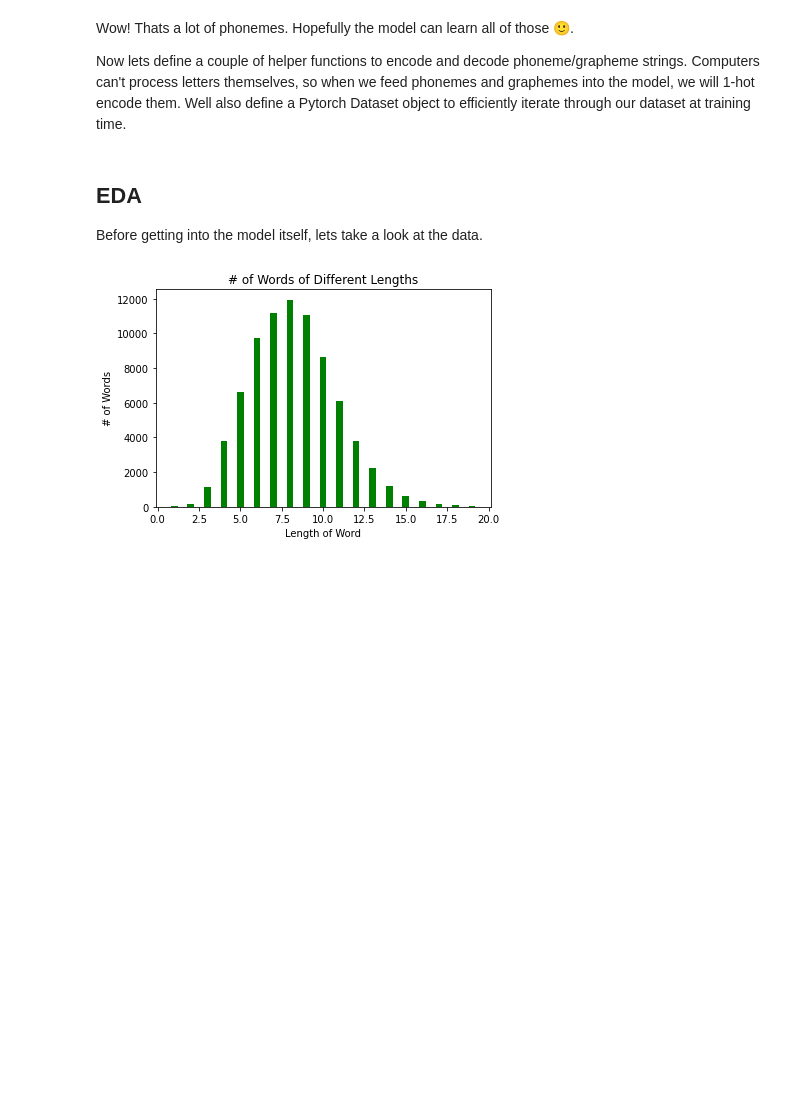
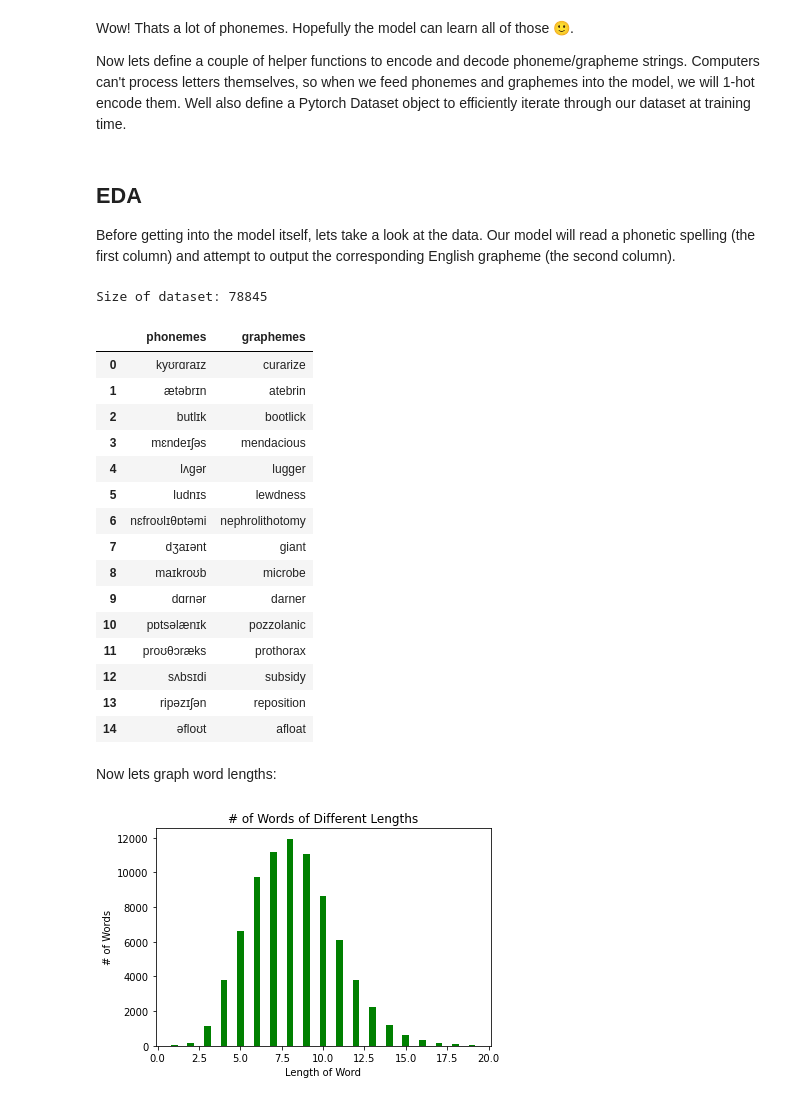
Before and after one commit to trigaten/phoneme-to-grapheme, a Jupyter notebook: Phoneme to Grapheme CMSC320 Final Project.ipynb, the cells around one changed output. Saved outputs shown, nothing was run; the diff lists cells and outputs as text; code cells hidden in the pictures; blank space fills up the shorter version.

Commit message:
words

```diff
--- a/Phoneme to Grapheme CMSC320 Final Project.ipynb
+++ b/Phoneme to Grapheme CMSC320 Final Project.ipynb
@@ -498,5 +501,31 @@ class P2GDataset(Dataset):
         return nemes_to_1_hot_seq(p, nemes = "phonemes").to(self.device), nemes_to_1_hot_seq(g, nemes = "graphemes").long()
 # %% [markdown]
 ## EDA
-Before getting into the model itself, lets take a look at the data.
+Before getting into the model itself, lets take a look at the data. Our model will read a phonetic spelling (the first column) and attempt to output the corresponding English grapheme (the second column).
+# %%
+import matplotlib.pyplot as plt
+device = "cuda" if torch.cuda.is_available() else "cpu"
+dataset = P2GDataset("phonemes-words.csv", device)
+print("Size of dataset: " + str(len(dataset)))
+dataset.data.head(15)
+# %% [output]
+Size of dataset: 78845
+|  | phonemes | graphemes |
+| 0 | kyʊrɑraɪz | curarize |
+| 1 | ætəbrɪn | atebrin |
+| 2 | butlɪk | bootlick |
+| 3 | mɛndeɪʃəs | mendacious |
+| 4 | lʌgər | lugger |
+| 5 | ludnɪs | lewdness |
+| 6 | nɛfroʊlɪθɒtəmi | nephrolithotomy |
+| 7 | dʒaɪənt | giant |
+| 8 | maɪkroʊb | microbe |
+| 9 | dɑrnər | darner |
+| 10 | pɒtsəlænɪk | pozzolanic |
+| 11 | proʊθɔræks | prothorax |
+| 12 | sʌbsɪdi | subsidy |
+| 13 | ripəzɪʃən | reposition |
+| 14 | əfloʊt | afloat |
+# %% [markdown]
+Now lets graph word lengths:
 # %%
```
Also changed, not shown: parts of 8 cells of this notebook, 1 other file.
